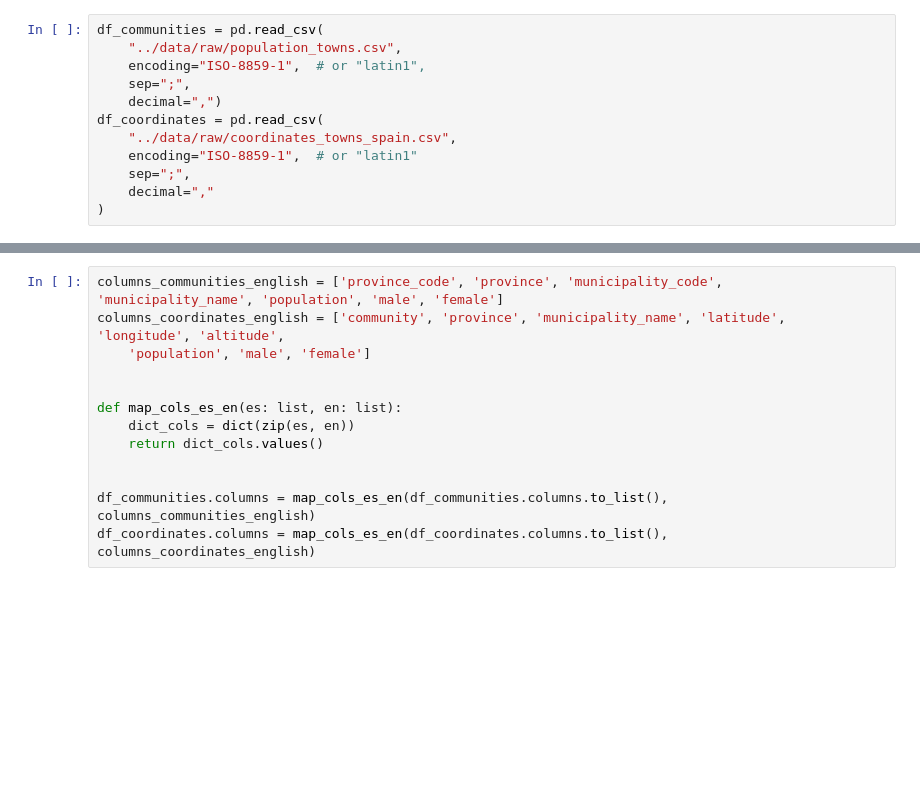
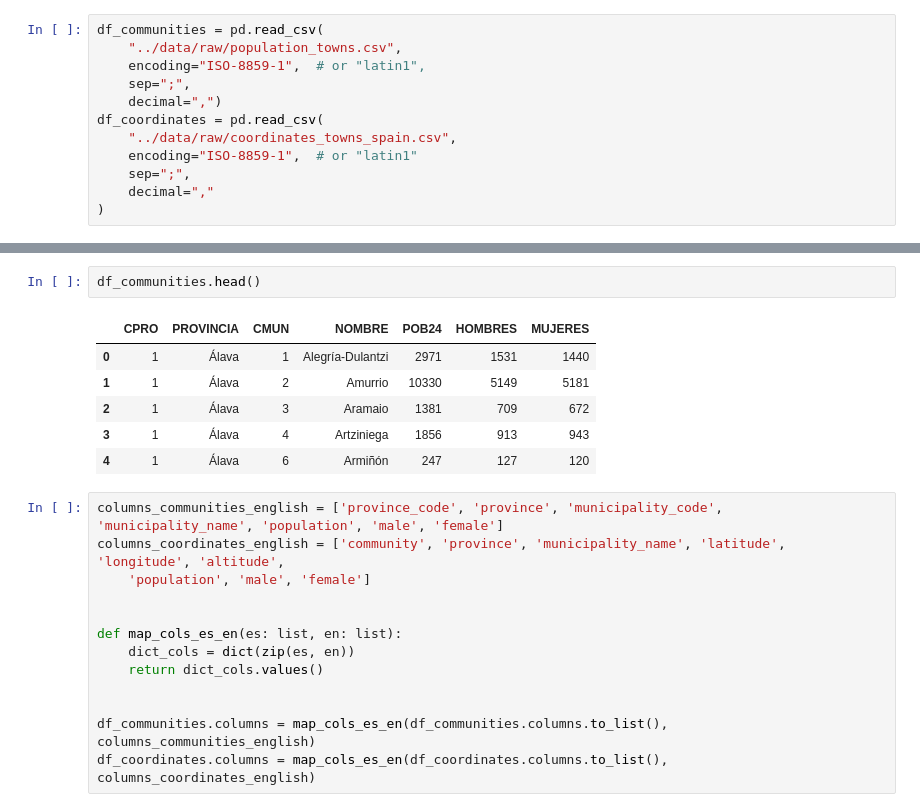
Before and after one commit to marimoysan/ml-pueblos, a Jupyter notebook: notebooks/eda.ipynb, the cells around one changed output, grey strips where cells are left out. Cells and saved outputs as stored; diff of their text form; blank space fills up the shorter version.

```diff
--- a/notebooks/eda.ipynb
+++ b/notebooks/eda.ipynb
@@ -28,3 +131,12 @@ df_coordinates = pd.read_csv(
+# %%
+df_communities.head()
+# %% [output]
+|  | CPRO | PROVINCIA | CMUN | NOMBRE | POB24 | HOMBRES | MUJERES |
+| 0 | 1 | Álava | 1 | Alegría-Dulantzi | 2971 | 1531 | 1440 |
+| 1 | 1 | Álava | 2 | Amurrio | 10330 | 5149 | 5181 |
+| 2 | 1 | Álava | 3 | Aramaio | 1381 | 709 | 672 |
+| 3 | 1 | Álava | 4 | Artziniega | 1856 | 913 | 943 |
+| 4 | 1 | Álava | 6 | Armiñón | 247 | 127 | 120 |
 # %%
 columns_communities_english = ['province_code', 'province', 'municipality_code', 'municipality_name', 'population', 'male', 'female']
 columns_coordinates_english = ['community', 'province', 'municipality_name', 'latitude', 'longitude', 'altitude',
```
Also changed, not shown: parts of 25 cells of this notebook, 2 other files.
